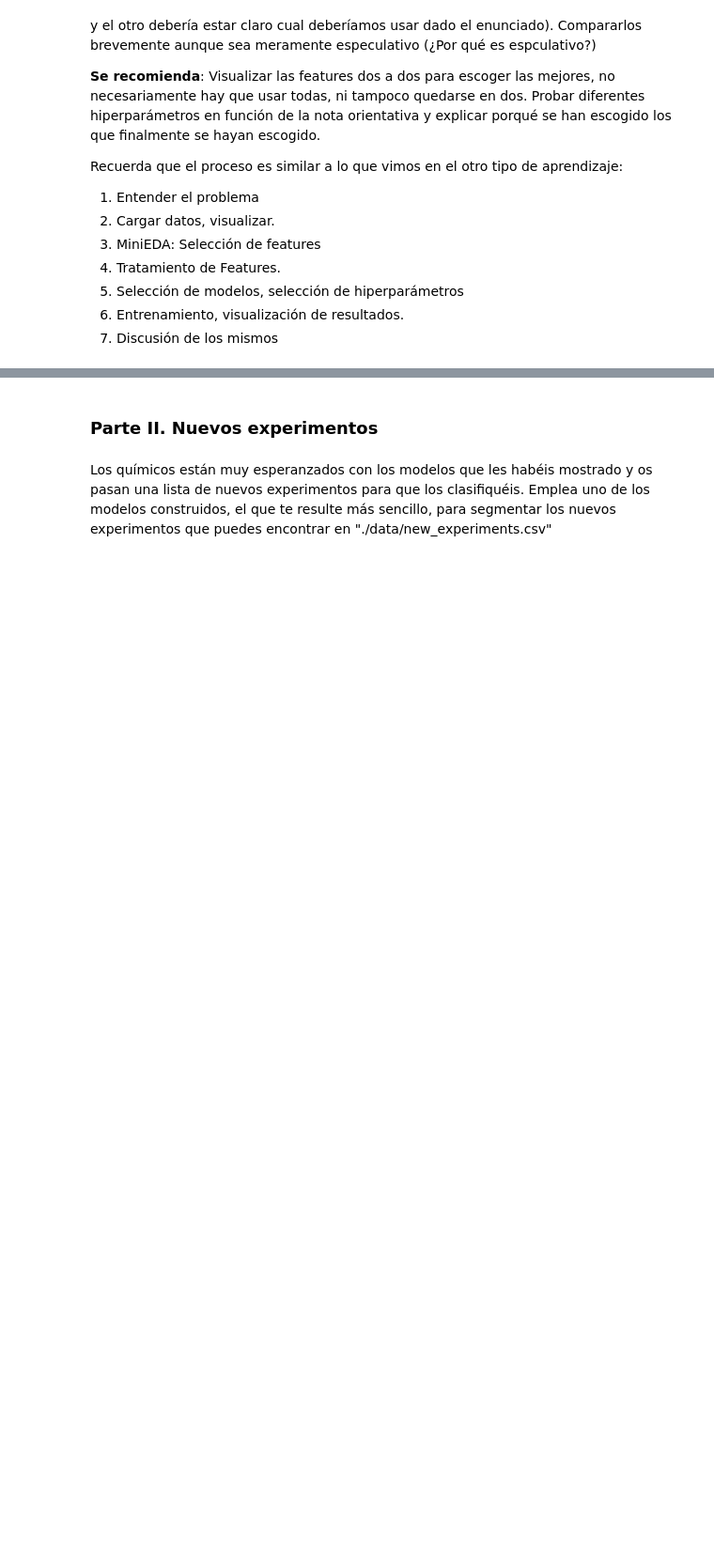
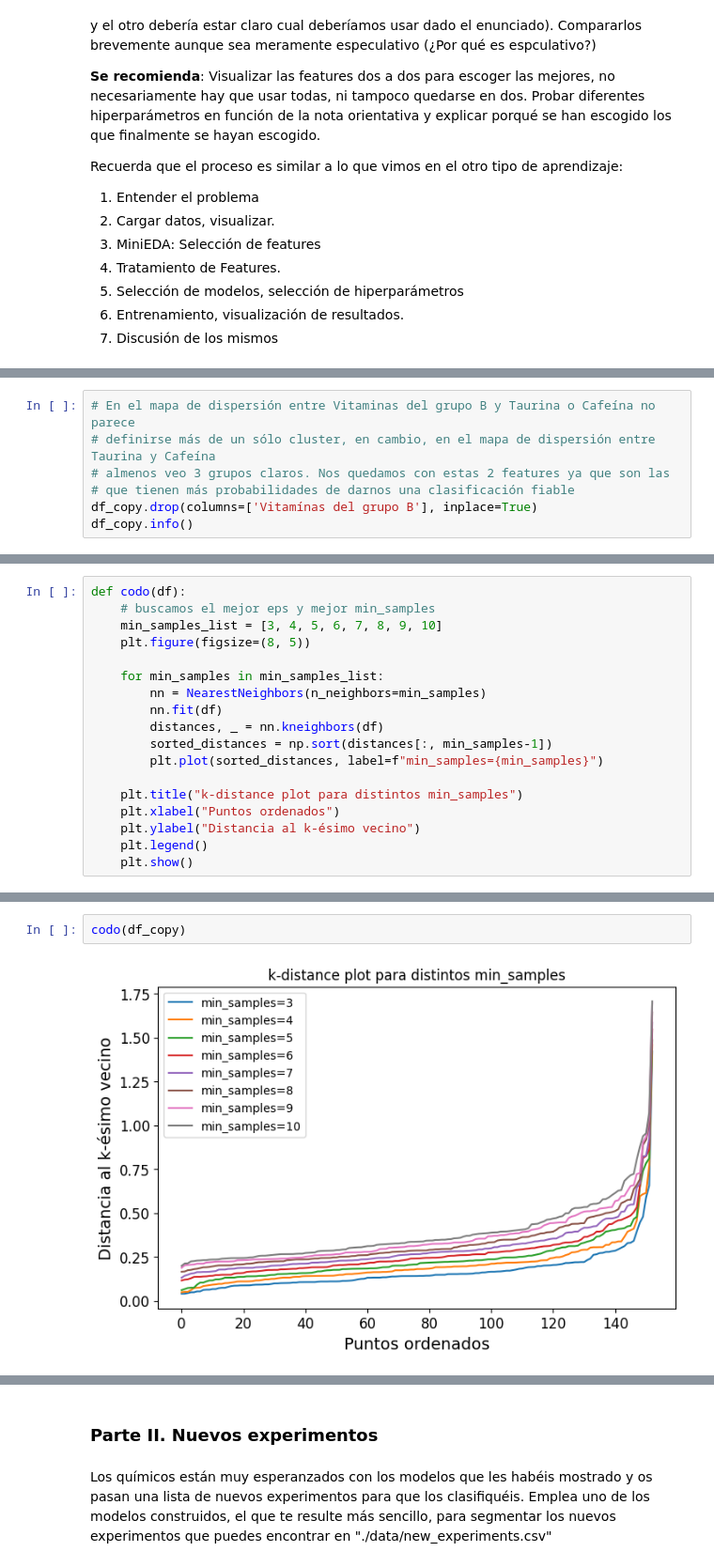
Before and after one commit to jvemagmail/MyBootCampDS, a Jupyter notebook: 04_Machine_Learning/Sprint_13/Unidad_02_ML_No_Supervisado_Clustering_DBSCAN/03_Practica_Obligatoria/18_Practica_Obligatoria_Clustering_DBSCAN.ipynb, the cells around one changed output, grey strips where cells are left out. Shown at 94% size. Saved outputs shown, nothing was run; the diff lists cells and outputs as text; blank space fills up the shorter version.

```diff
--- a/04_Machine_Learning/Sprint_13/Unidad_02_ML_No_Supervisado_Clustering_DBSCAN/03_Practica_Obligatoria/18_Practica_Obligatoria_Clustering_DBSCAN.ipynb
+++ b/04_Machine_Learning/Sprint_13/Unidad_02_ML_No_Supervisado_Clustering_DBSCAN/03_Practica_Obligatoria/18_Practica_Obligatoria_Clustering_DBSCAN.ipynb
@@ -42,0 +166,7 @@ Recuerda que el proceso es similar a lo que vimos en el otro tipo de aprendizaje
+# %%
+# En el mapa de dispersión entre Vitaminas del grupo B y Taurina o Cafeína no parece
+# definirse más de un sólo cluster, en cambio, en el mapa de dispersión entre Taurina y Cafeína
+# almenos veo 3 grupos claros. Nos quedamos con estas 2 features ya que son las
+# que tienen más probabilidades de darnos una clasificación fiable
+df_copy.drop(columns=['Vitamínas del grupo B'], inplace=True)
+df_copy.info()
@@ -42,0 +183,18 @@ Recuerda que el proceso es similar a lo que vimos en el otro tipo de aprendizaje
+# %%
+def codo(df):
+    # buscamos el mejor eps y mejor min_samples
+    min_samples_list = [3, 4, 5, 6, 7, 8, 9, 10]
+    plt.figure(figsize=(8, 5))
+
+    for min_samples in min_samples_list:
+        nn = NearestNeighbors(n_neighbors=min_samples)
+        nn.fit(df)
+        distances, _ = nn.kneighbors(df)
+        sorted_distances = np.sort(distances[:, min_samples-1])
+        plt.plot(sorted_distances, label=f"min_samples={min_samples}")
+
+    plt.title("k-distance plot para distintos min_samples")
+    plt.xlabel("Puntos ordenados")
+    plt.ylabel("Distancia al k-ésimo vecino")
+    plt.legend()
+    plt.show()
@@ -42,0 +243,4 @@ Recuerda que el proceso es similar a lo que vimos en el otro tipo de aprendizaje
+# %%
+codo(df_copy)
+# %% [output]
+[figure, added]
```
Also changed, not shown: parts of 39 cells of this notebook.
